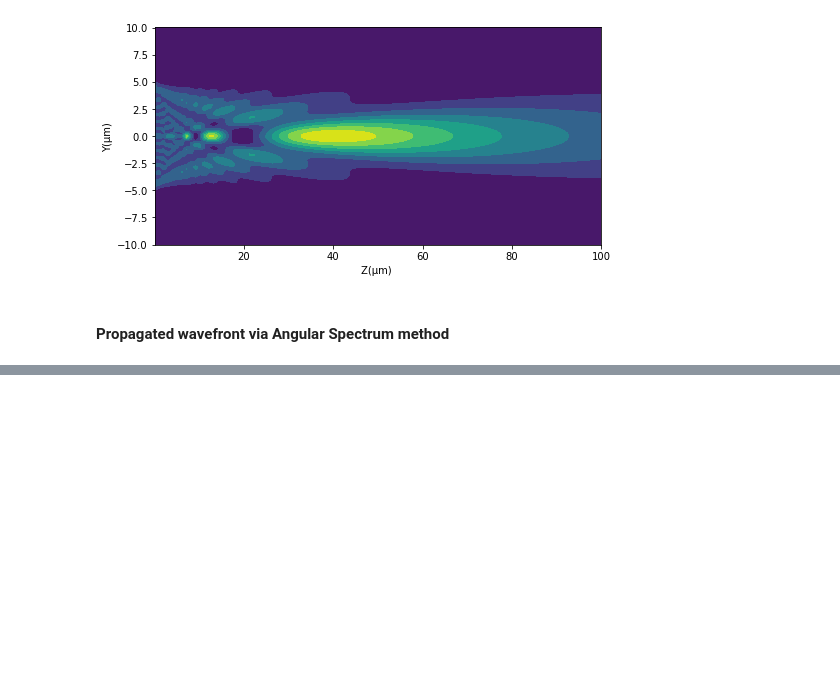
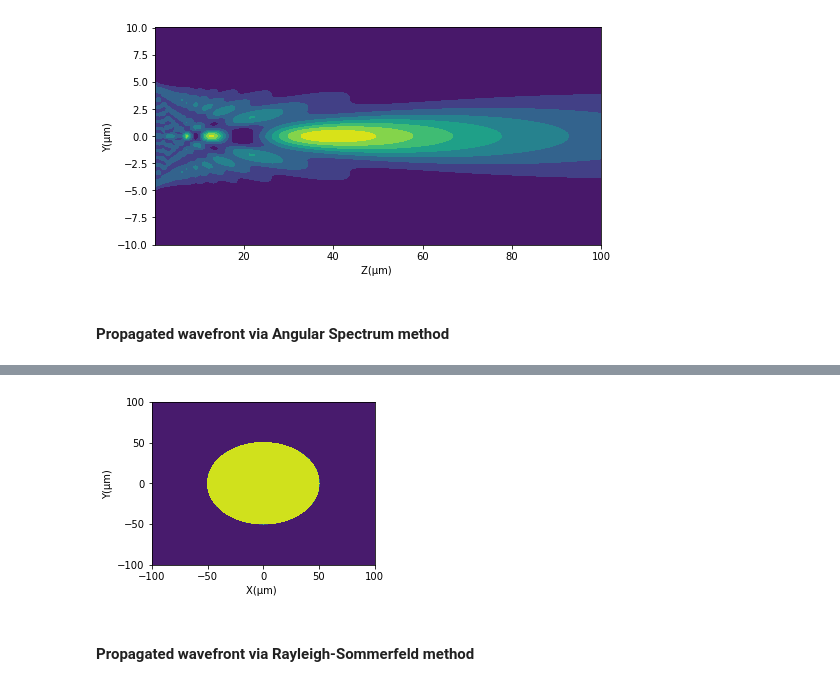
Before and after one commit to yesunhuang/Optics_Toolbox_In_Python, a Jupyter notebook: notebooks/DiffractionProblems.ipynb, the cells around one changed output, grey strips where cells are left out. Drawn from its saved outputs; the diff is of its cells as text; code cells hidden in the pictures; blank space fills up the shorter version.

```diff
--- a/notebooks/DiffractionProblems.ipynb
+++ b/notebooks/DiffractionProblems.ipynb
@@ -125,0 +166,9 @@ propagator=AnSpectSolver(N_size,xyInterval,k)
+# %%
+N_size=1001
+#μm plane [200,200]μm
+inteval=0.2
+waveLambda=0.633
+k=2.0*pi/waveLambda
+f=50
+actual_Size=N_size*inteval
+xyInterval=[inteval]*2
@@ -125,0 +177,15 @@ propagator=AnSpectSolver(N_size,xyInterval,k)
+# %%
+def modulator(X,Y):
+    r2=np.power(X,2)+np.power(Y,2)
+    return np.exp(-1j*k*r2/(2*f))
+# %%
+circPartern=PatternGenerator(N_size,xyInterval,pattern='circle',modulator=modulator)
+U0=circPartern.generate([50])
+# %%
+labels=['X(μm) ','Y(μm)']
+range=[[-actual_Size/2,actual_Size/2]]*2
+displace_2d(intensity(U0),labels,range)
+# %% [output]
+[figure, added]
+# %% [markdown]
+#### Propagated wavefront via Rayleigh-Sommerfeld method
```
Also changed, not shown: parts of 30 cells of this notebook.
